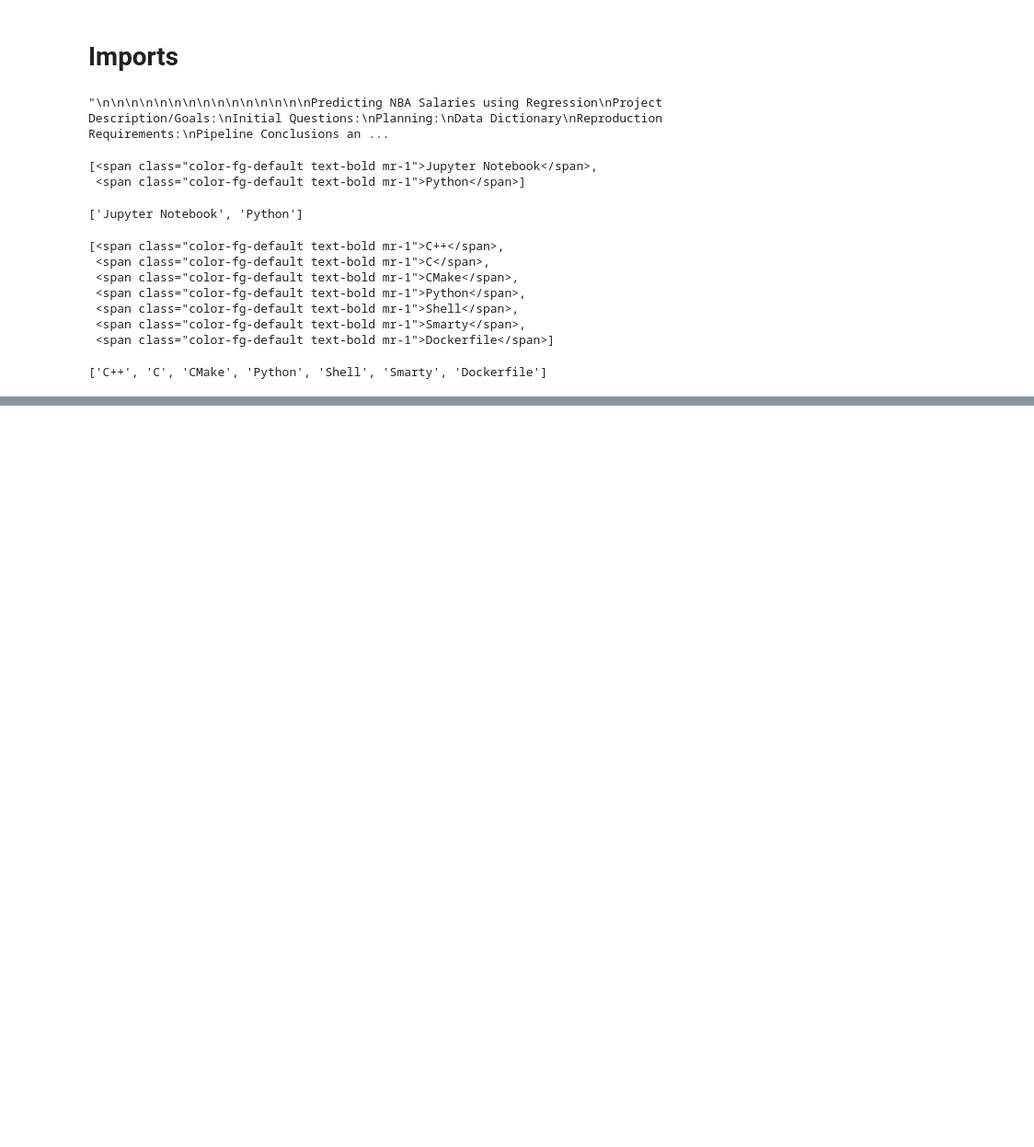
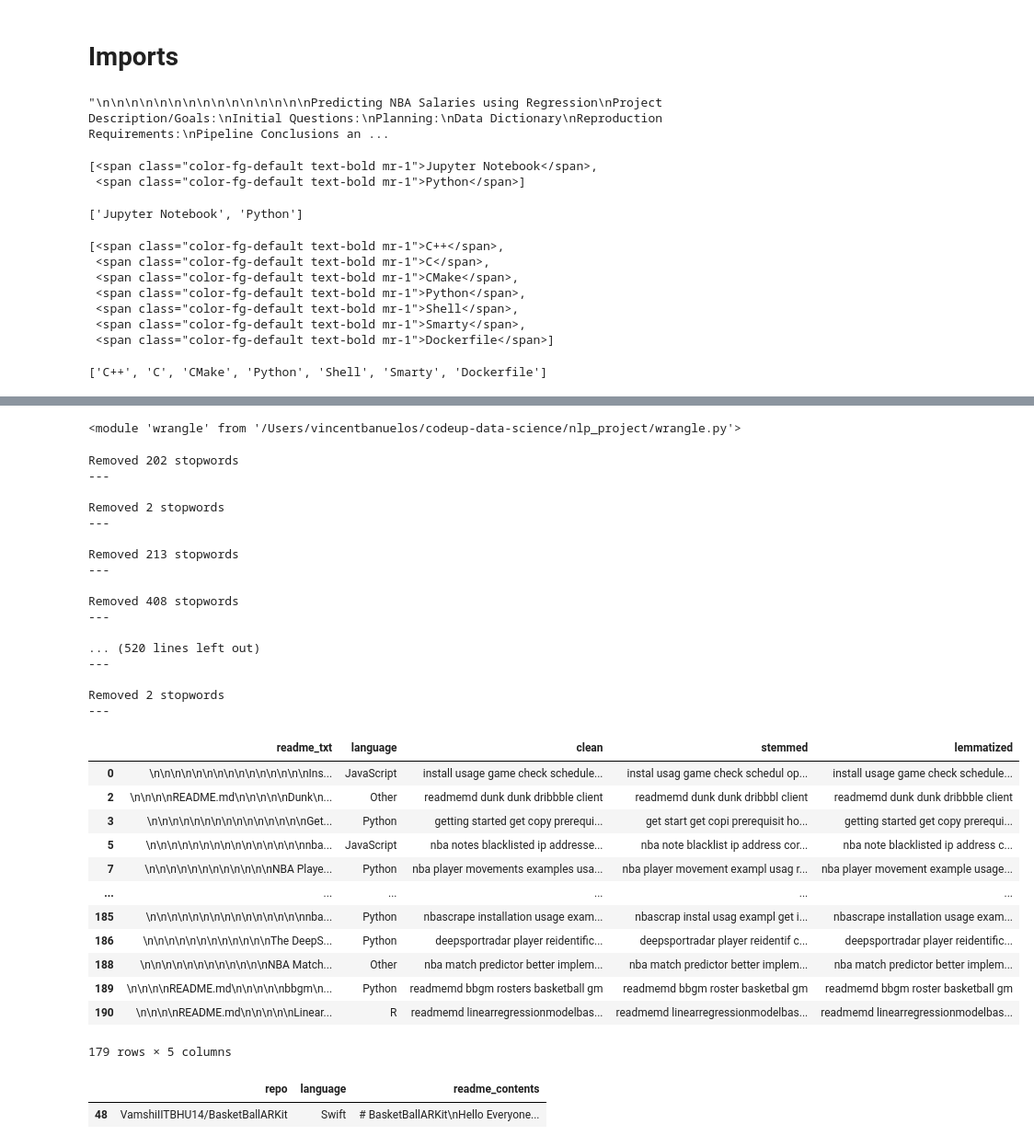
Before and after one commit to double-vincent/nlp_project, a Jupyter notebook: acquire.ipynb, the cells around one changed output, grey strips where cells are left out. Shown at 92% size. Saved outputs shown, nothing was run; the diff lists cells and outputs as text; code cells hidden in the pictures; blank space fills up the shorter version.

```diff
--- a/acquire.ipynb
+++ b/acquire.ipynb
@@ -145,3 +337,5 @@ def get_readme(article_list):
             json.dump(github_info, f)
 
     return github_info
+# %%
+github_info = get_readme(good_urls)
@@ -147,0 +381,4 @@ def get_readme(article_list):
+# %%
+df = pd.read_json('readme_s.json')
+df.to_csv('search_results.csv')
+df = pd.read_csv('search_results.csv')
@@ -518,6 +991,42 @@ def get_search_csv():
     df = pd.read_csv('search_results.csv')
 
     return df
+# %%
+reload(wrangle)
+# %% [output]
+<module 'wrangle' from '/Users/vincentbanuelos/codeup-data-science/nlp_project/wrangle.py'>
 # %%
 df = get_search_csv()
-df = df.drop(columns='Unnamed: 0')
+df = wrangle.prep_text(df)
+df
+# %% [output]
+Removed 202 stopwords
+---
+
+Removed 2 stopwords
+---
+
+Removed 213 stopwords
+---
+
+Removed 408 stopwords
+---
+
+... (520 lines left out)
+---
+
+Removed 2 stopwords
+---
+|  | readme_txt | language | clean | stemmed | lemmatized |
+| 0 | \n\n\n\n\n\n\n\n\n\n\n\n\n\n\nIns... | JavaScript | install usage game check schedule... | instal usag game check schedul op... | install usage game check schedule... |
+| 2 | \n\n\n\nREADME.md\n\n\n\n\nDunk\n... | Other | readmemd dunk dunk dribbble client | readmemd dunk dunk dribbbl client | readmemd dunk dunk dribbble client |
+| 3 | \n\n\n\n\n\n\n\n\n\n\n\n\n\n\nGet... | Python | getting started get copy prerequi... | get start get copi prerequisit ho... | getting started get copy prerequi... |
+| 5 | \n\n\n\n\n\n\n\n\n\n\n\n\n\n\nnba... | JavaScript | nba notes blacklisted ip addresse... | nba note blacklist ip address cor... | nba note blacklisted ip address c... |
+| 7 | \n\n\n\n\n\n\n\n\n\n\n\nNBA Playe... | Python | nba player movements examples usa... | nba player movement exampl usag r... | nba player movement example usage... |
+| ... | ... | ... | ... | ... | ... |
+| 185 | \n\n\n\n\n\n\n\n\n\n\n\n\n\n\nnba... | Python | nbascrape installation usage exam... | nbascrap instal usag exampl get i... | nbascrape installation usage exam... |
+| 186 | \n\n\n\n\n\n\n\n\n\n\n\nThe DeepS... | Python | deepsportradar player reidentific... | deepsportradar player reidentif c... | deepsportradar player reidentific... |
+| 188 | \n\n\n\n\n\n\n\n\n\n\n\nNBA Match... | Other | nba match predictor better implem... | nba match predictor better implem... | nba match predictor better implem... |
+| 189 | \n\n\n\nREADME.md\n\n\n\n\nbbgm\n... | Python | readmemd bbgm rosters basketball gm | readmemd bbgm roster basketbal gm | readmemd bbgm roster basketball gm |
+| 190 | \n\n\n\nREADME.md\n\n\n\n\nLinear... | R | readmemd linearregressionmodelbas... | readmemd linearregressionmodelbas... | readmemd linearregressionmodelbas... |
+179 rows × 5 columns
@@ -523,0 +1035,5 @@ df = df.drop(columns='Unnamed: 0')
+# %%
+df[df.index == 48]
+# %% [output]
+|  | repo | language | readme_contents |
+| 48 | VamshiIITBHU14/BasketBallARKit | Swift | # BasketBallARKit\nHello Everyone... |
```
Also changed, not shown: parts of 27 cells of this notebook, 3 other files.
